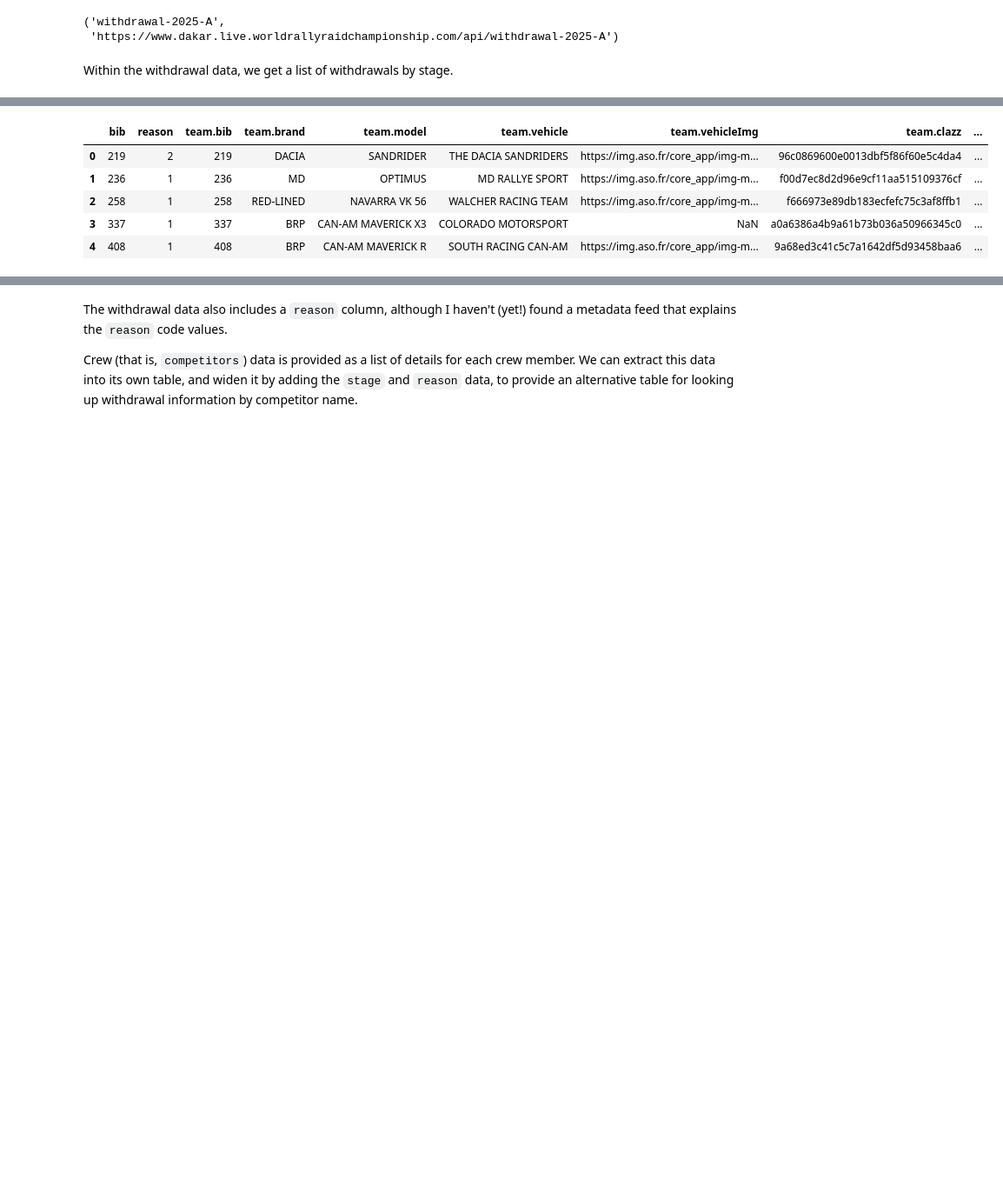
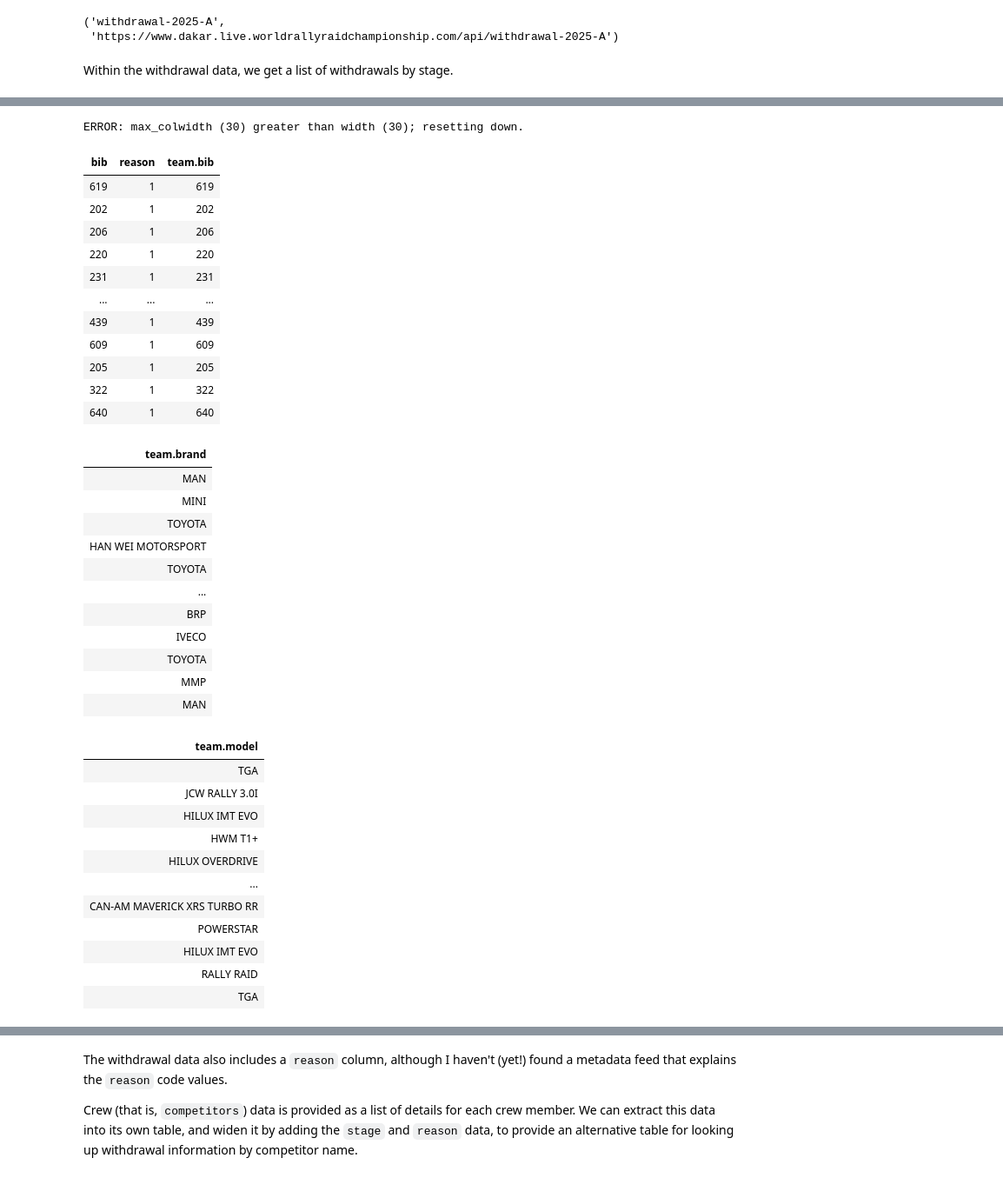
Before and after one commit to RallyDataJunkie/wrangling_dakar_2025, a Jupyter notebook: src/15_withdrawals.ipynb, the cells around one changed output, grey strips where cells are left out. Shown at 87% size. Cells and saved outputs as stored; diff of their text form; code cells hidden in the pictures; blank space fills up the shorter version.

```diff
--- a/src/15_withdrawals.ipynb
+++ b/src/15_withdrawals.ipynb
@@ -51,15 +52,54 @@ withdrawal_df
+# %%
+# Tweak the displayu of the dataframes, wrapping the display over
+# several lines if the df is too wide
+from dakar_rallydj.stylers import enable_split_display
+
+enable_split_display(width=80, max_rows=10)
+# Params: width, max_colwidth, max_rows
+# %% [output]
+ERROR: max_colwidth (30) greater than width (30); resetting down.
 # %%
 withdrawals_by_stage = withdrawal_df["list"].explode()
 withdrawals_by_stage_index = withdrawals_by_stage.index
 
 withdrawals_by_stage_df = pd.json_normalize(withdrawals_by_stage)
 
 withdrawals_by_stage_df["stage"] = withdrawals_by_stage_index
-withdrawals_by_stage_df.head()
+withdrawals_by_stage_df#.head();
 # %% [output]
-|  | bib | reason | team.bib | team.brand | team.model | team.vehicle | team.vehicleImg | team.clazz | ... |
-| 0 | 219 | 2 | 219 | DACIA | SANDRIDER | THE DACIA SANDRIDERS | https://img.aso.fr/core_app/img-m... | 96c0869600e0013dbf5f86f60e5c4da4 | ... |
-| 1 | 236 | 1 | 236 | MD | OPTIMUS | MD RALLYE SPORT | https://img.aso.fr/core_app/img-m... | f00d7ec8d2d96e9cf11aa515109376cf | ... |
-| 2 | 258 | 1 | 258 | RED-LINED | NAVARRA VK 56 | WALCHER RACING TEAM | https://img.aso.fr/core_app/img-m... | f666973e89db183ecfefc75c3af8ffb1 | ... |
-| 3 | 337 | 1 | 337 | BRP | CAN-AM MAVERICK X3 | COLORADO MOTORSPORT | NaN | a0a6386a4b9a61b73b036a50966345c0 | ... |
-| 4 | 408 | 1 | 408 | BRP | CAN-AM MAVERICK R | SOUTH RACING CAN-AM | https://img.aso.fr/core_app/img-m... | 9a68ed3c41c5c7a1642df5d93458baa6 | ... |
+| bib | reason | team.bib |
+| 619 | 1 | 619 |
+| 202 | 1 | 202 |
+| 206 | 1 | 206 |
+| 220 | 1 | 220 |
+| 231 | 1 | 231 |
+| ... | ... | ... |
+| 439 | 1 | 439 |
+| 609 | 1 | 609 |
+| 205 | 1 | 205 |
+| 322 | 1 | 322 |
+| 640 | 1 | 640 |
+| team.brand |
+| MAN |
+| MINI |
+| TOYOTA |
+| HAN WEI MOTORSPORT |
+| TOYOTA |
+| ... |
+| BRP |
+| IVECO |
+| TOYOTA |
+| MMP |
+| MAN |
+| team.model |
+| TGA |
+| JCW RALLY 3.0I |
+| HILUX IMT EVO |
+| HWM T1+ |
+| HILUX OVERDRIVE |
+| ... |
+| CAN-AM MAVERICK XRS TURBO RR |
+| POWERSTAR |
+| HILUX IMT EVO |
+| RALLY RAID |
+| TGA |
```
Also changed, not shown: parts of 3 cells of this notebook.
